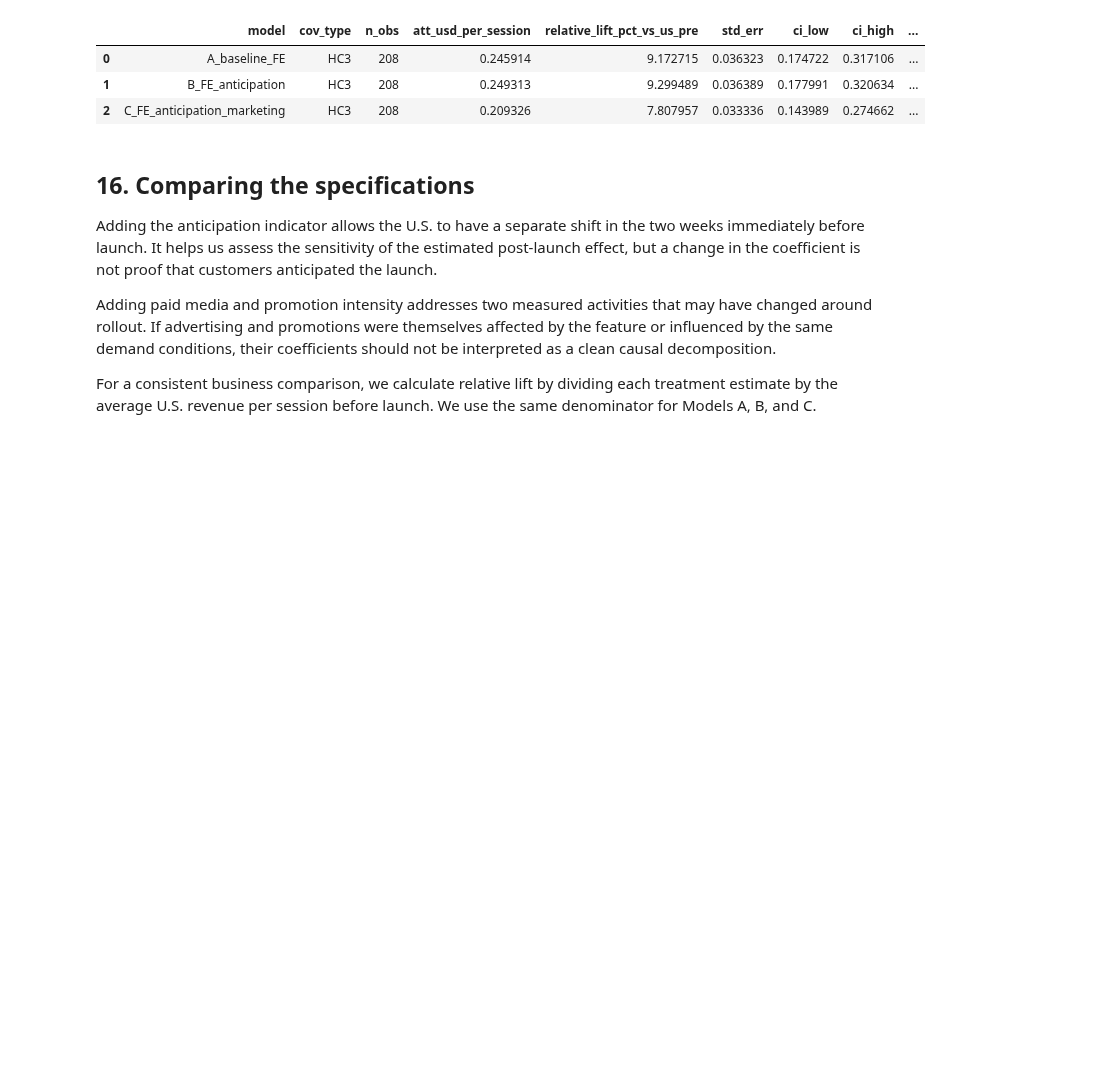
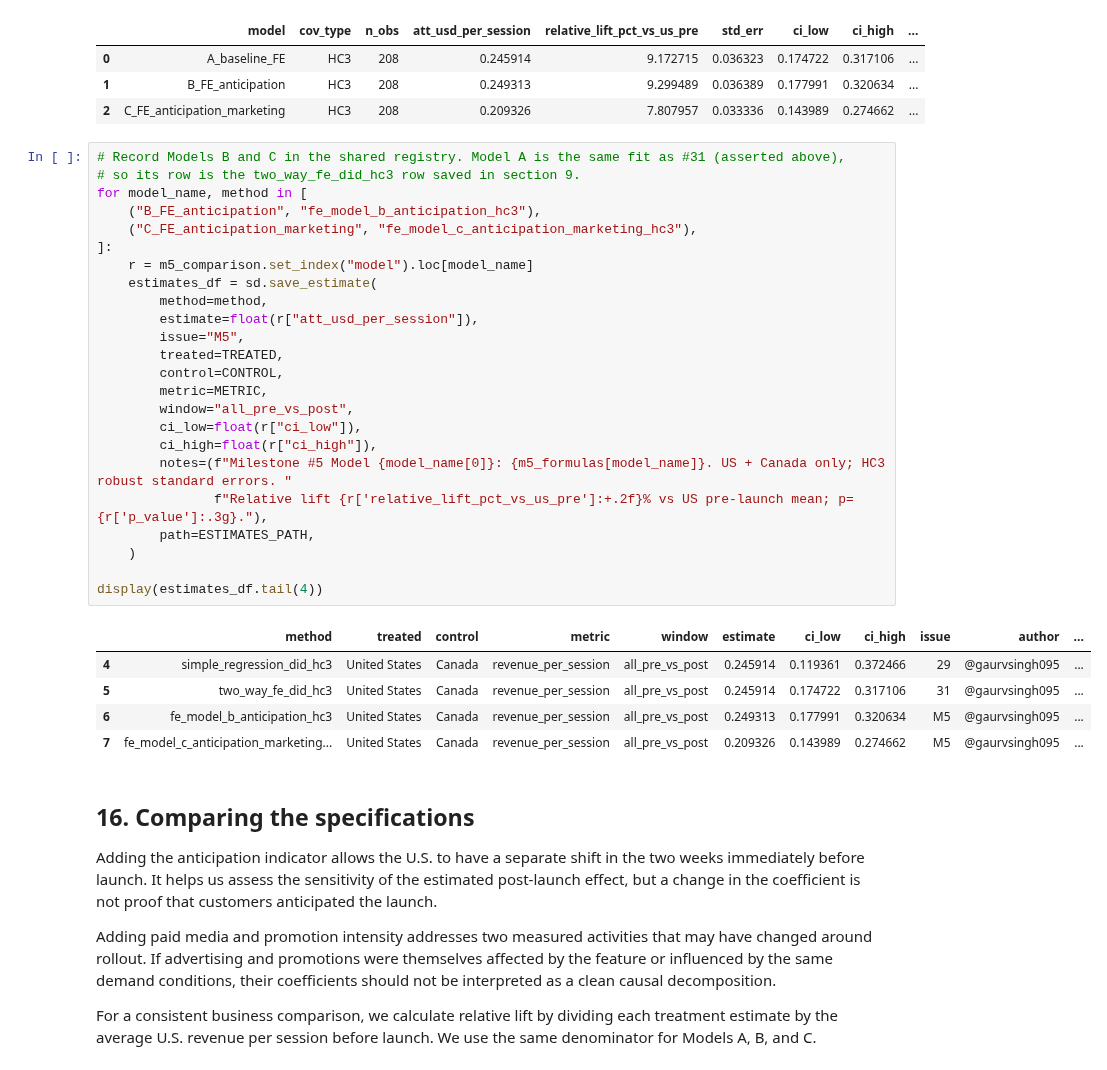
Before and after one commit to Break-Through-Tech/Estee-Lauder-1B-measuring-customer-delight, a Jupyter notebook: notebooks/regression_did/regression_did_hc3_and_anticipation.ipynb, the cells around one changed output. Drawn from its saved outputs; the diff is of its cells as text; blank space fills up the shorter version.

```diff
--- a/notebooks/regression_did/regression_did_hc3_and_anticipation.ipynb
+++ b/notebooks/regression_did/regression_did_hc3_and_anticipation.ipynb
@@ -829,6 +796,36 @@ m5_comparison.to_csv(RESULTS_DIR / "m5_three_specifications_hc3.csv",index=False
 | 0 | A_baseline_FE | HC3 | 208 | 0.245914 | 9.172715 | 0.036323 | 0.174722 | 0.317106 | ... |
 | 1 | B_FE_anticipation | HC3 | 208 | 0.249313 | 9.299489 | 0.036389 | 0.177991 | 0.320634 | ... |
 | 2 | C_FE_anticipation_marketing | HC3 | 208 | 0.209326 | 7.807957 | 0.033336 | 0.143989 | 0.274662 | ... |
+# %%
+# Record Models B and C in the shared registry. Model A is the same fit as #31 (asserted above),
+# so its row is the two_way_fe_did_hc3 row saved in section 9.
+for model_name, method in [
+    ("B_FE_anticipation", "fe_model_b_anticipation_hc3"),
+    ("C_FE_anticipation_marketing", "fe_model_c_anticipation_marketing_hc3"),
+]:
+    r = m5_comparison.set_index("model").loc[model_name]
+    estimates_df = sd.save_estimate(
+        method=method,
+        estimate=float(r["att_usd_per_session"]),
+        issue="M5",
+        treated=TREATED,
+        control=CONTROL,
+        metric=METRIC,
+        window="all_pre_vs_post",
+        ci_low=float(r["ci_low"]),
+        ci_high=float(r["ci_high"]),
+        notes=(f"Milestone #5 Model {model_name[0]}: {m5_formulas[model_name]}. US + Canada only; HC3 robust standard errors. "
+               f"Relative lift {r['relative_lift_pct_vs_us_pre']:+.2f}% vs US pre-launch mean; p={r['p_value']:.3g}."),
+        path=ESTIMATES_PATH,
+    )
+
+display(estimates_df.tail(4))
+# %% [output]
+|  | method | treated | control | metric | window | estimate | ci_low | ci_high | issue | author | ... |
+| 4 | simple_regression_did_hc3 | United States | Canada | revenue_per_session | all_pre_vs_post | 0.245914 | 0.119361 | 0.372466 | 29 | @gaurvsingh095 | ... |
+| 5 | two_way_fe_did_hc3 | United States | Canada | revenue_per_session | all_pre_vs_post | 0.245914 | 0.174722 | 0.317106 | 31 | @gaurvsingh095 | ... |
+| 6 | fe_model_b_anticipation_hc3 | United States | Canada | revenue_per_session | all_pre_vs_post | 0.249313 | 0.177991 | 0.320634 | M5 | @gaurvsingh095 | ... |
+| 7 | fe_model_c_anticipation_marketing... | United States | Canada | revenue_per_session | all_pre_vs_post | 0.209326 | 0.143989 | 0.274662 | M5 | @gaurvsingh095 | ... |
 # %% [markdown]
 ## 16. Comparing the specifications
 
```
Also changed, not shown: parts of 14 cells of this notebook, 10 other files.
